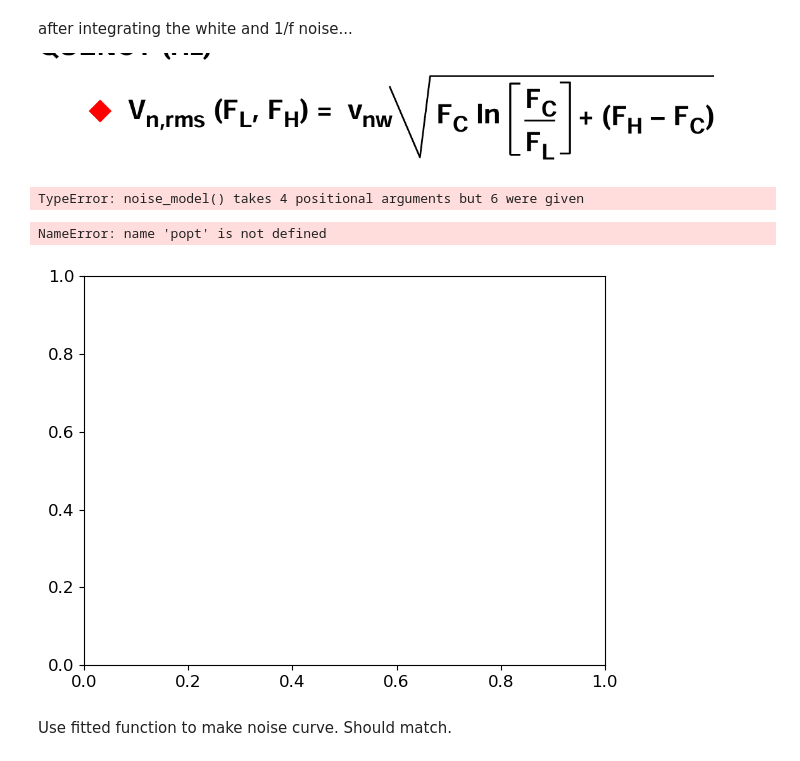
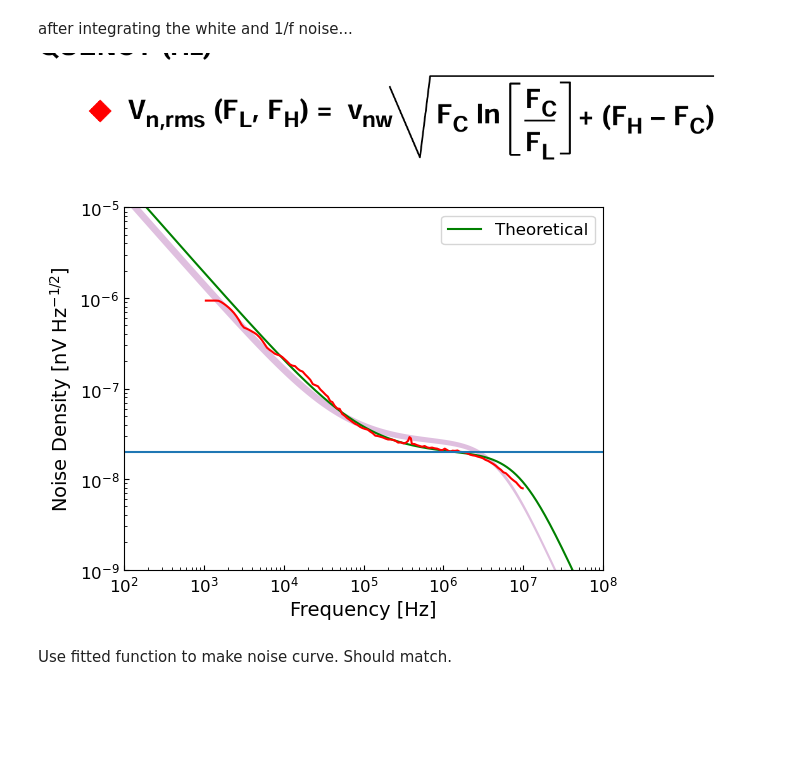
Before and after one commit to brockparker/Research, a Jupyter notebook: CCDs/Skipper_Noise/skipper_noise_testing.ipynb, the cells around one changed output. Cells and saved outputs as stored; diff of their text form; code cells hidden in the pictures; blank space fills up the shorter version.

```diff
--- a/CCDs/Skipper_Noise/skipper_noise_testing.ipynb
+++ b/CCDs/Skipper_Noise/skipper_noise_testing.ipynb
@@ -278,56 +281,60 @@ after integrating the white and 1/f noise...
 
 ![image.png](attachment:image.png)
 # %%
+@u.quantity_input(f=u.Hz, f1=u.Hz, f2=u.Hz, ewn=u.V/u.Hz**0.5)
 def noise_model(f, ewn, f1, f2):
-    f = u.Quantity(f, u.Hz)
-    f1 = u.Quantity(f1, u.Hz)
-    f2 = u.Quantity(f2, u.Hz)
-
+    f = u.Quantity(f, u.Hz).value
+    f1 = u.Quantity(f1, u.Hz).value
+    f2 = u.Quantity(f2, u.Hz).value
+    ewn = u.Quantity(ewn, u.V / u.Hz**0.5).value
 
     # return  n2/(f.value**2) * ewn +  n1 * ewn/(f.value) + ewn
-    return ewn * f1.value / f.value *n1 + ewn * f2.value / f.value**2 * n2 + ewn
+    # return ewn * f1.value / f.value *n1 + ewn * f2.value / f.value**2 * n2 + ewn
+    # return ewn * ((f/f1)**-1 + 1) * (1 + (f/f2)**2)**-1
+    return ewn * (1/(1 + (f/f2)**2) + 1/(f/f1))
 # %%
 wn_floor = 2e-8 * u.V / ((u.Hz)**(1/2))
 
 nc_1f = 100 * u.kHz
 nc_1f2 = 100 * u.kHz#2e6 * u.Hz # Nominally 100 * u.kHz
-n1 = 8
-n2 = 1e-8
-#
-popt, pcov = curve_fit(noise_model, noise_freqs, noise_density, p0=[2e-8, 100e3, 100e3, 1, 1], bounds=([0, 0, 0, 0, 0],[np.infty,np.infty,np.infty,np.infty,np.infty]))#, sigma=counterr, absolute_sigma=True)
+
+best_guess = [1.9e-8, 1e5, 0.95e7]
+
+popt, pcov = curve_fit(noise_model, noise_freqs, noise_density, p0=best_guess, bounds=([0, 0, 0],[np.infty,np.infty,np.infty]), sigma = np.sqrt(noise_density), absolute_sigma=False)
 cerr = np.sqrt(np.diag(pcov))
 
-sig_below = noise_model(freqs, popt[0]-cerr[0],popt[1]-cerr[1],popt[2]-cerr[2],popt[3]-cerr[3],popt[4]-cerr[4])
-sig_above = noise_model(freqs, popt[0]+cerr[0],popt[1]+cerr[1],popt[2]+cerr[2],popt[3]+cerr[3],popt[4]+cerr[4])
+sig_below = noise_model(freqs, popt[0]-cerr[0],popt[1]-cerr[1],popt[2]-cerr[2])
+sig_above = noise_model(freqs, popt[0]+cerr[0],popt[1]+cerr[1],popt[2]+cerr[2])
-# %% [output]
-TypeError: noise_model() takes 4 positional arguments but 6 were given
 # %%
 quantity_support()
 
 fig, ax = plt.subplots(1, 1, figsize=(6,4.5), layout='tight')
 
-ax.plot(freqs, noise_model(freqs, *popt), label='Total Noise \ne$_{{wn}}$={:.2e}$\pm${:.2e}\nf$_{{1nc}}$={:.2e}$\pm${:.2e}\n$f_{{2nc}}=${:.2e}$\pm${:.2e}'.format(popt[0],cerr[0],popt[1],cerr[1],popt[2],cerr[2]), color='purple')
+popt2 = [1.9e-8, 1e5, 0.95e7]
+
+# ax.plot(freqs, noise_model(freqs, *popt), label='Total Noise \ne$_{{wn}}$={:.2e}$\pm${:.2e}\nf$_{{1nc}}$={:.2e}$\pm${:.2e}\n$f_{{2nc}}=${:.2e}$\pm${:.2e}'.format(popt[0],cerr[0],popt[1],cerr[1],popt[2],cerr[2]), color='purple')
+ax.plot(freqs, noise_model(freqs, *popt2), label='Theoretical', color='green')
 ax.plot(noise_freqs, noise_density, color='red', ls='-')
 
 ax.fill_between(freqs, sig_below, sig_above, facecolor='purple', alpha=0.25)
 
 ax.set_xlabel(r'Frequency [Hz]')
-ax.set_ylabel(r'Noise Density [V Hz$^{-1/2}$]')
+ax.set_ylabel(r'Noise Density [nV Hz$^{-1/2}$]')
 ax.legend(loc = 'upper right')
 ax.set_xlim(1e2, 1e8)
 ax.set_xscale('log')
 ax.set_yscale('log')
 ax.set_ylim(1e-9, 1e-5)
+ax.axhline(wn_floor)
 
 ax.tick_params(axis='both', direction='in', which='both')
 
 fig.tight_layout()
 
 plt.savefig(path + '/Research/CCDs/Skipper_Noise/best_fit_noise_spectrum.png', dpi=250)
 plt.show()
 # %% [output]
-NameError: name 'popt' is not defined
-[figure, old version]
+[figure, new version]
 # %% [markdown]
 Use fitted function to make noise curve. Should match.
 # %%
```
Also changed, not shown: parts of 9 cells of this notebook, 7 other files.
